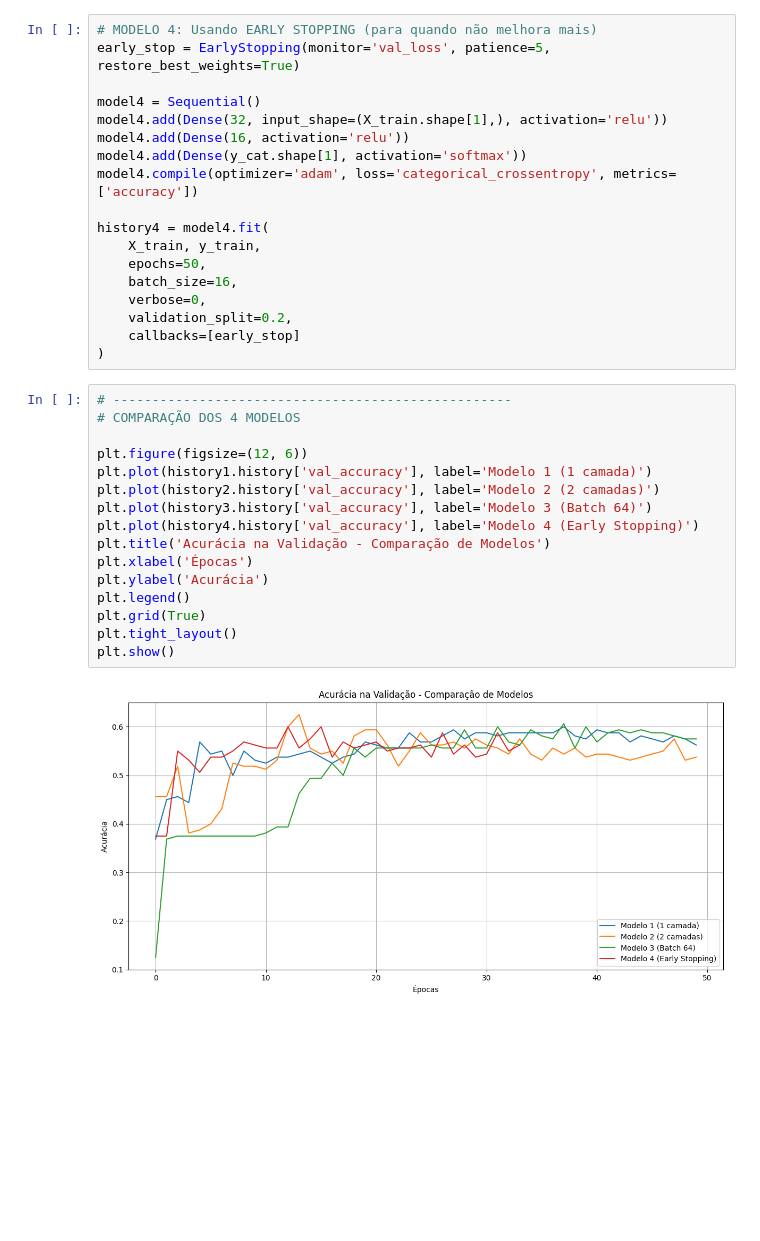
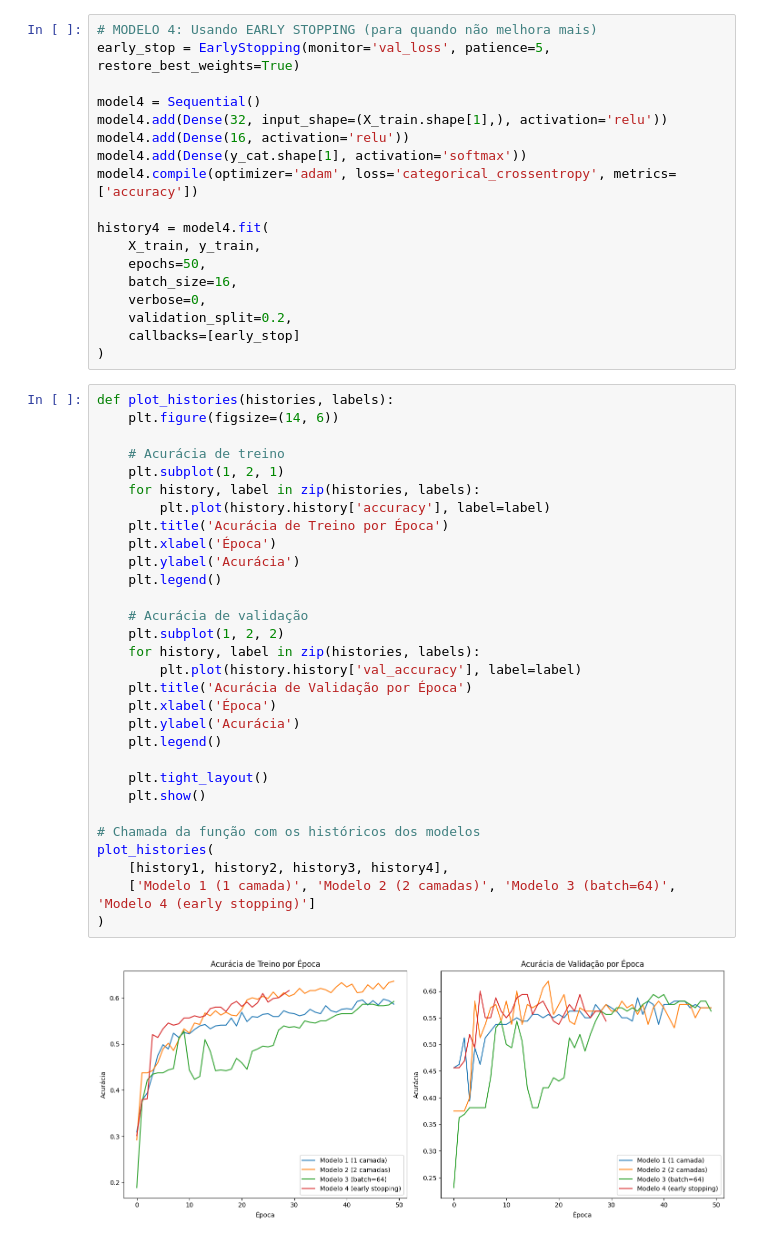
Before and after one commit to Rafael-limaa/Deep-Learning, a Jupyter notebook: deep.ipynb, the cells around one changed output. Saved outputs shown, nothing was run; the diff lists cells and outputs as text; blank space fills up the shorter version.

```diff
--- a/deep.ipynb
+++ b/deep.ipynb
@@ -105,24 +105,38 @@ history4 = model4.fit(
     validation_split=0.2,
     callbacks=[early_stop]
 )
-# %%
-# ---------------------------------------------------
-# COMPARAÇÃO DOS 4 MODELOS
-
-plt.figure(figsize=(12, 6))
-plt.plot(history1.history['val_accuracy'], label='Modelo 1 (1 camada)')
-plt.plot(history2.history['val_accuracy'], label='Modelo 2 (2 camadas)')
-plt.plot(history3.history['val_accuracy'], label='Modelo 3 (Batch 64)')
-plt.plot(history4.history['val_accuracy'], label='Modelo 4 (Early Stopping)')
-plt.title('Acurácia na Validação - Comparação de Modelos')
-plt.xlabel('Épocas')
-plt.ylabel('Acurácia')
-plt.legend()
-plt.grid(True)
-plt.tight_layout()
-plt.show()
-# %% [output]
-[figure, removed]
+# %%
+def plot_histories(histories, labels):
+    plt.figure(figsize=(14, 6))
+
+    # Acurácia de treino
+    plt.subplot(1, 2, 1)
+    for history, label in zip(histories, labels):
+        plt.plot(history.history['accuracy'], label=label)
+    plt.title('Acurácia de Treino por Época')
+    plt.xlabel('Época')
+    plt.ylabel('Acurácia')
+    plt.legend()
+
+    # Acurácia de validação
+    plt.subplot(1, 2, 2)
+    for history, label in zip(histories, labels):
+        plt.plot(history.history['val_accuracy'], label=label)
+    plt.title('Acurácia de Validação por Época')
+    plt.xlabel('Época')
+    plt.ylabel('Acurácia')
+    plt.legend()
+
+    plt.tight_layout()
+    plt.show()
+
+# Chamada da função com os históricos dos modelos
+plot_histories(
+    [history1, history2, history3, history4],
+    ['Modelo 1 (1 camada)', 'Modelo 2 (2 camadas)', 'Modelo 3 (batch=64)', 'Modelo 4 (early stopping)']
+)
+# %% [output]
+[figure, added]
 # %%
 # Função para extrair últimas métricas dos históricos
 def extrair_metricas(history, nome_modelo, camadas, batch_size, early_stopping):
```
Also changed, not shown: parts of 1 cell of this notebook.
